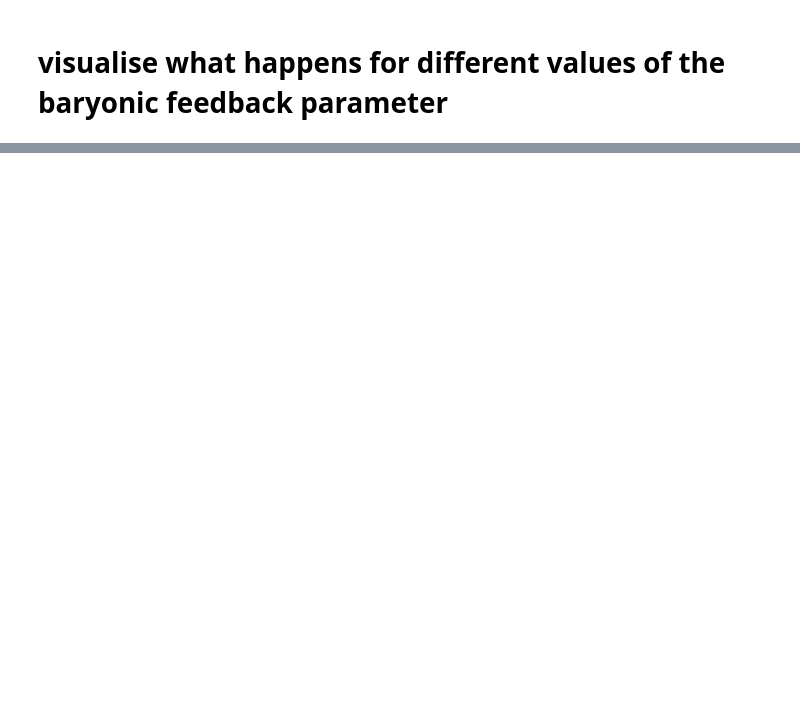
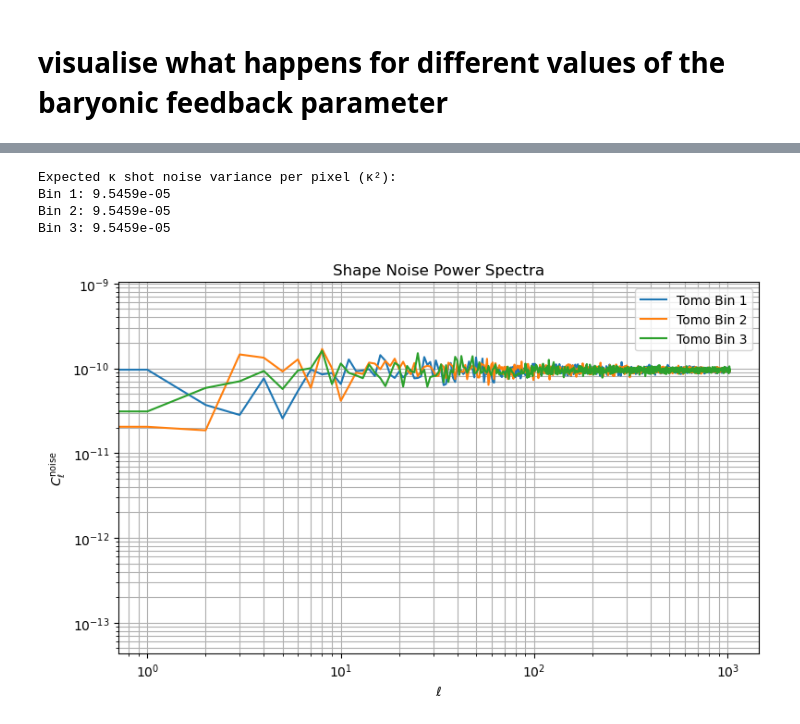
Before and after one commit to pltaylor16/BNTSmooth, a Jupyter notebook: build.ipynb, the cells around one changed output, grey strips where cells are left out. Saved outputs shown, nothing was run; the diff lists cells and outputs as text; code cells hidden in the pictures; blank space fills up the shorter version.

Commit message:
struggling with the noise

```diff
--- a/build.ipynb
+++ b/build.ipynb
@@ -684,0 +389,38 @@ sim.cosmo
+# %%
+# --- Step 4: Compute and print expected shot noise levels ---
+npix = hp.nside2npix(sim.nside)
+omega_pix_arcmin2 = hp.nside2pixarea(sim.nside, degrees=True) * 3600.0  # arcmin²
+
+print("\nExpected κ shot noise variance per pixel (κ²):")
+for i, (sigma_eps, n_eff) in enumerate(zip(sigma_eps_list, n_eff_list)):
+    var_kappa = (sigma_eps**2) / (2 * n_eff * omega_pix_arcmin2)
+    print(f"Bin {i+1}: {var_kappa:.4e}")
+
+# --- Step 5: Generate noise-only κ maps and compute their Cls ---
+noise_maps = sim.generate_noise_only_kappa_maps()
+noise_cls = []
+for noise_map in noise_maps:
+    cl = hp.anafast(noise_map, lmax=sim.l_max)
+    noise_cls.append(cl)
+
+# --- Step 6: Plot the κ noise power spectra ---
+ell = np.arange(len(noise_cls[0]))
+
+plt.figure(figsize=(8, 5))
+for i, cl in enumerate(noise_cls):
+    plt.plot(ell, cl, label=f'Tomo Bin {i+1}')
+plt.xlabel(r'$\ell$')
+plt.ylabel(r'$C_\ell^{\mathrm{noise}}$')
+plt.yscale('log')
+plt.xscale('log')
+plt.title("Shape Noise Power Spectra")
+plt.legend()
+plt.grid(True, which='both')
+plt.tight_layout()
+plt.show()
+# %% [output]
+Expected κ shot noise variance per pixel (κ²):
+Bin 1: 9.5459e-05
+Bin 2: 9.5459e-05
+Bin 3: 9.5459e-05
+[figure, added]
```
Also changed, not shown: parts of 22 cells of this notebook, 1 other file.
